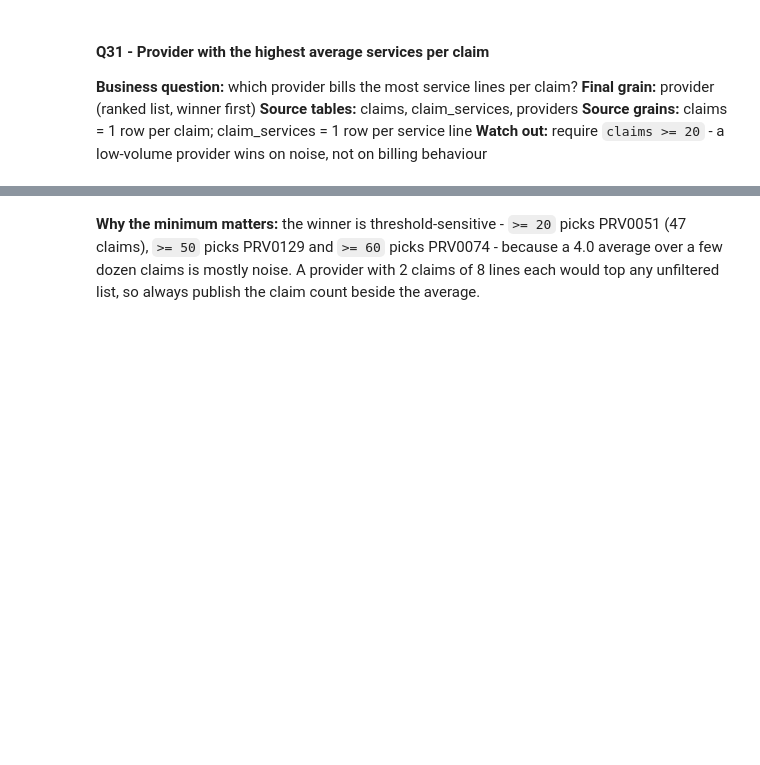
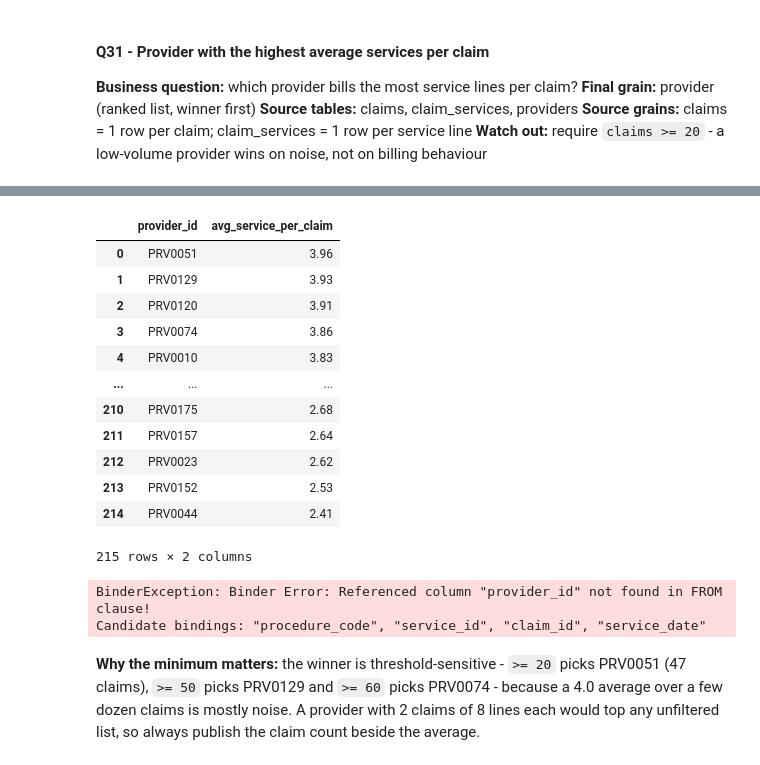
Before and after one commit to irajput215/databricks-wanderbricks, a Jupyter notebook: de-interview-prep/notebooks/03_sql_grain_traps.ipynb, the cells around one changed output, grey strips where cells are left out. Cells and saved outputs as stored; diff of their text form; code cells hidden in the pictures; blank space fills up the shorter version.

```diff
--- a/de-interview-prep/notebooks/03_sql_grain_traps.ipynb
+++ b/de-interview-prep/notebooks/03_sql_grain_traps.ipynb
@@ -235,3 +366,53 @@ ignore any claim with zero service lines. Here all 11,981 claims have at least o
+# %%
+df = q('''
+with per_claim_service as
+(
+    select
+        c.claim_id,
+        c.provider_id,
+        count(s.service_id) as service_count
+    from claims c
+    join claim_services s
+        on c.claim_id = s.claim_id
+    group by c.claim_id, c.provider_id
+
+),
+provider_claim_threshold as(
+    select
+        provider_id
+    from claims
+    group by provider_id
+    having count(*)>=20
+),
+avg_services_per_provider as(
+    select provider_id, avg(service_count) as avg_service_per_claim
+    from per_claim_service
+    group by provider_id
+    order by avg(service_count) desc
+)
+
+select a.provider_id, a.avg_service_per_claim
+from avg_services_per_provider a
+join provider_claim_threshold t on t.provider_id = a.provider_id
+order by a.avg_service_per_claim desc;
+
+''')
+
+df
+# %% [output]
+|  | provider_id | avg_service_per_claim |
+| 0 | PRV0051 | 3.96 |
+| 1 | PRV0129 | 3.93 |
+| 2 | PRV0120 | 3.91 |
+| 3 | PRV0074 | 3.86 |
+| 4 | PRV0010 | 3.83 |
+| ... | ... | ... |
+| 210 | PRV0175 | 2.68 |
+| 211 | PRV0157 | 2.64 |
+| 212 | PRV0023 | 2.62 |
+| 213 | PRV0152 | 2.53 |
+| 214 | PRV0044 | 2.41 |
+215 rows × 2 columns
 # %%
 # YOUR TURN
 # output columns: provider_id | provider_name | claims | avg_services_per_claim
@@ -244,13 +425,11 @@ MIN_CLAIMS = 20
 QUERY = '''
 WITH services_per_claim AS (
     SELECT
-        c.provider_id,
-        c.claim_id,
-        COUNT(s.service_id) AS service_lines
-    FROM claims AS c
-    LEFT JOIN claim_services AS s
-        ON s.claim_id = c.claim_id
-    GROUP BY c.provider_id, c.claim_id
+        claim_id,
+        provider_id,
+        COUNT(*) AS service_lines
+    FROM claim_services
+    GROUP BY claim_id, provider_id
 ),
 per_provider AS (
     SELECT
@@ -281,6 +460,9 @@ for threshold in (20, 50, 60):
     print(f"min_claims={threshold:>2} -> {row.provider_id} {row.provider_name:<22}"
           f" {row.claims:>3} claims, {row.avg_services_per_claim} services/claim")
 best
+# %% [output]
+BinderException: Binder Error: Referenced column "provider_id" not found in FROM clause!
+Candidate bindings: "procedure_code", "service_id", "claim_id", "service_date"
 # %% [markdown]
 **Why the minimum matters:** the winner is threshold-sensitive - `>= 20` picks PRV0051 (47
 claims), `>= 50` picks PRV0129 and `>= 60` picks PRV0074 - because a 4.0 average over a few dozen
```
Also changed, not shown: parts of 10 cells of this notebook, 18 other files.
